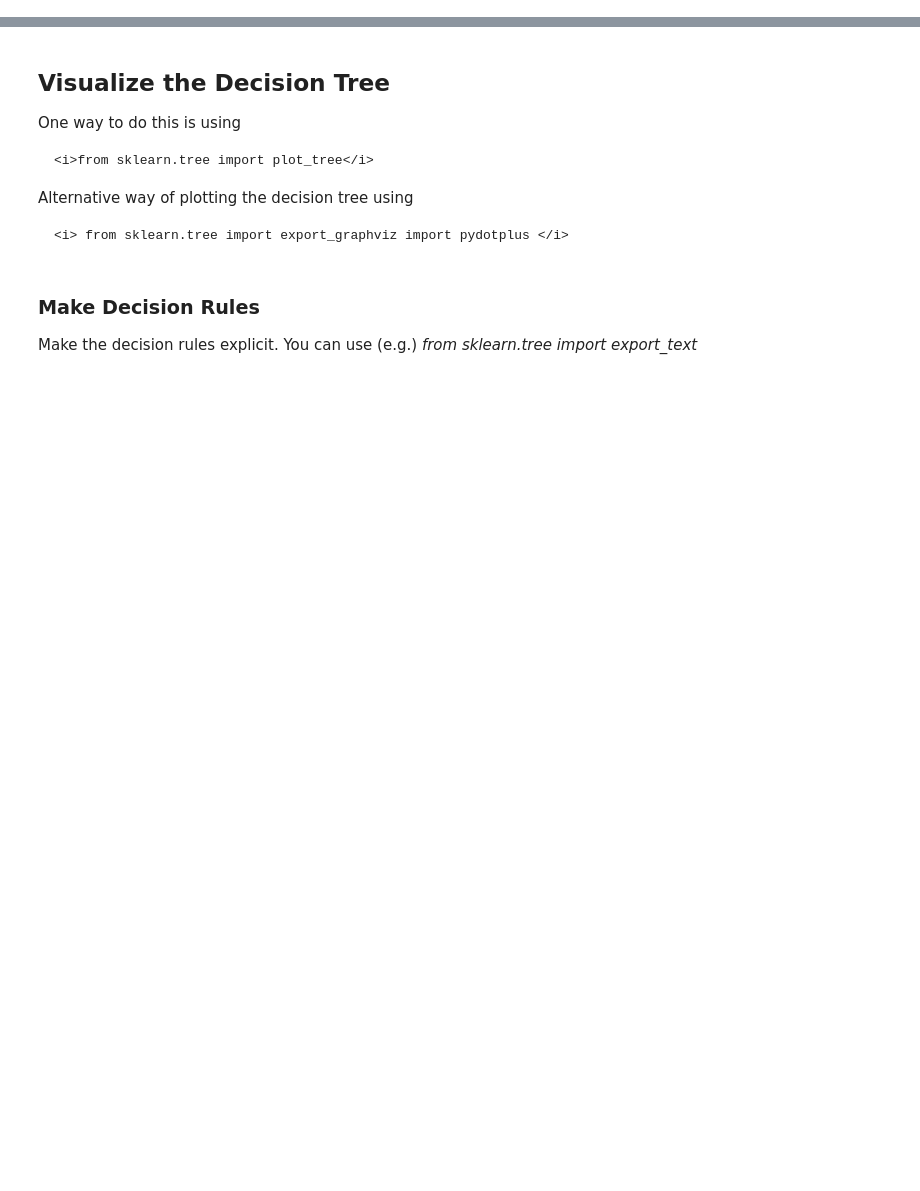
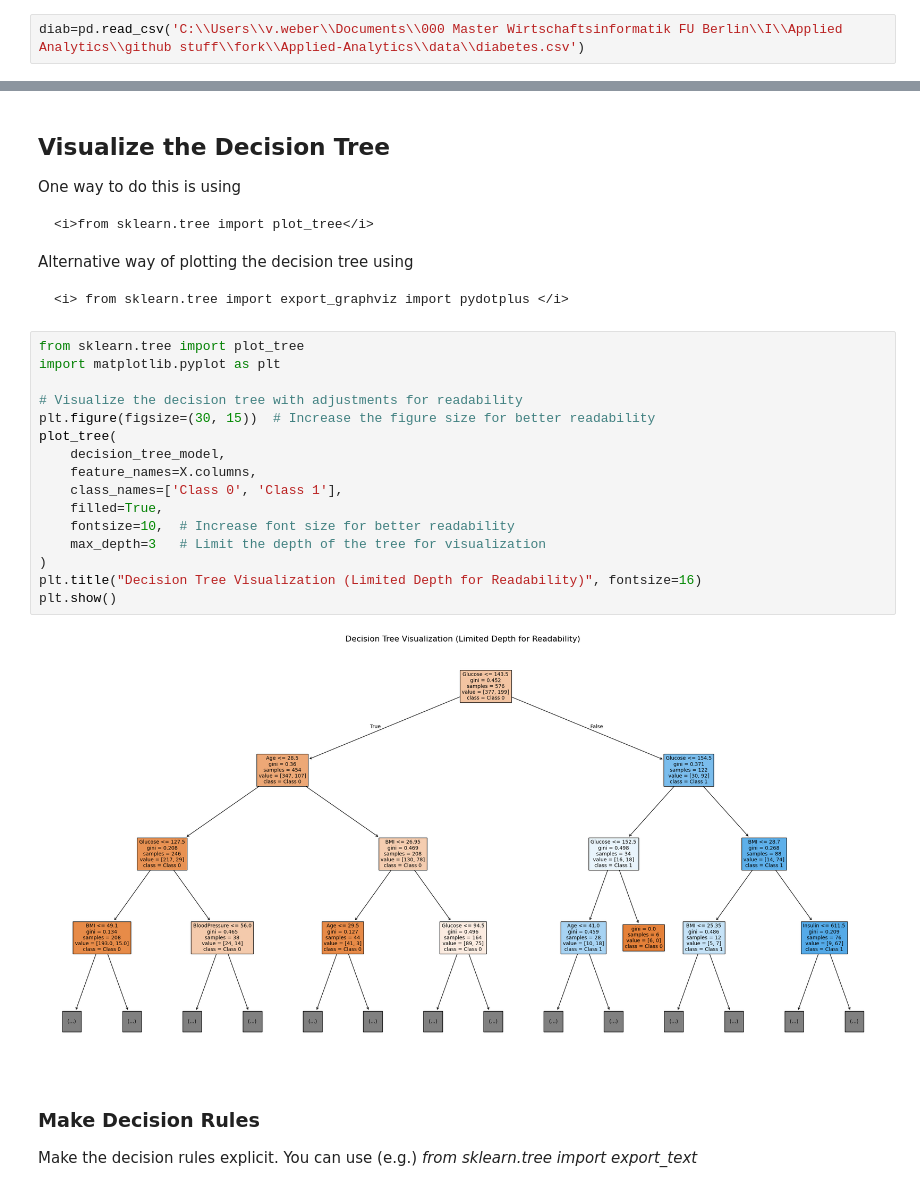
Before and after one commit to veitvw/Applied-Analytics, a Jupyter notebook: 03_Wednesday/session03-03-dc.ipynb, the cells around one changed output, grey strips where cells are left out. Saved outputs shown, nothing was run; the diff lists cells and outputs as text; blank space fills up the shorter version.

Commit message:
my wednesday stuff

```diff
--- a/03_Wednesday/session03-03-dc.ipynb
+++ b/03_Wednesday/session03-03-dc.ipynb
@@ -18,5 +20,7 @@ from sklearn.model_selection import train_test_split
 # %% [markdown]
 ### Read the dataset (the complete data with outliers and missing data).
+# %%
+diab=pd.read_csv('C:\\Users\\v.weber\\Documents\\000 Master Wirtschaftsinformatik FU Berlin\\I\\Applied Analytics\\github stuff\\fork\\Applied-Analytics\\data\\diabetes.csv')
 # %% [markdown]
 ### Build a decision tree model
 Think of training-test distinction -- with cross validation.
@@ -33,6 +110,24 @@ One way to  do this is using <b>
 Alternative way of plotting the decision tree using
 
     <i> from sklearn.tree import export_graphviz import pydotplus </i>
+# %%
+from sklearn.tree import plot_tree
+import matplotlib.pyplot as plt
+
+# Visualize the decision tree with adjustments for readability
+plt.figure(figsize=(30, 15))  # Increase the figure size for better readability
+plot_tree(
+    decision_tree_model,
+    feature_names=X.columns,
+    class_names=['Class 0', 'Class 1'],
+    filled=True,
+    fontsize=10,  # Increase font size for better readability
+    max_depth=3   # Limit the depth of the tree for visualization
+)
+plt.title("Decision Tree Visualization (Limited Depth for Readability)", fontsize=16)
+plt.show()
+# %% [output]
+[figure, added]
 # %% [markdown]
 ### Make Decision Rules
 
```
Also changed, not shown: parts of 4 cells of this notebook, 4 other files.
